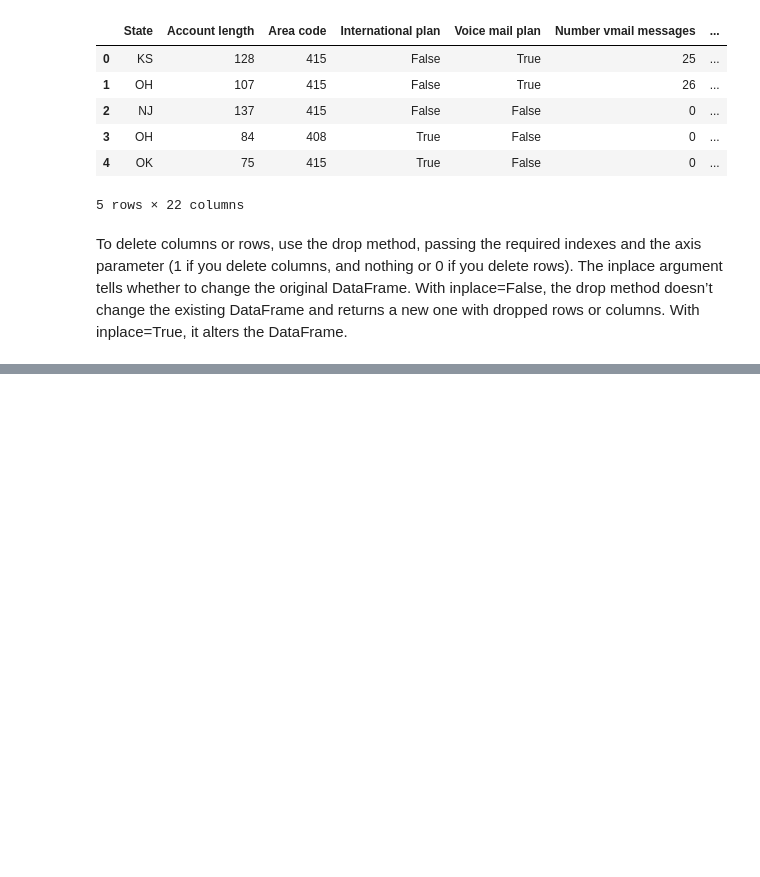
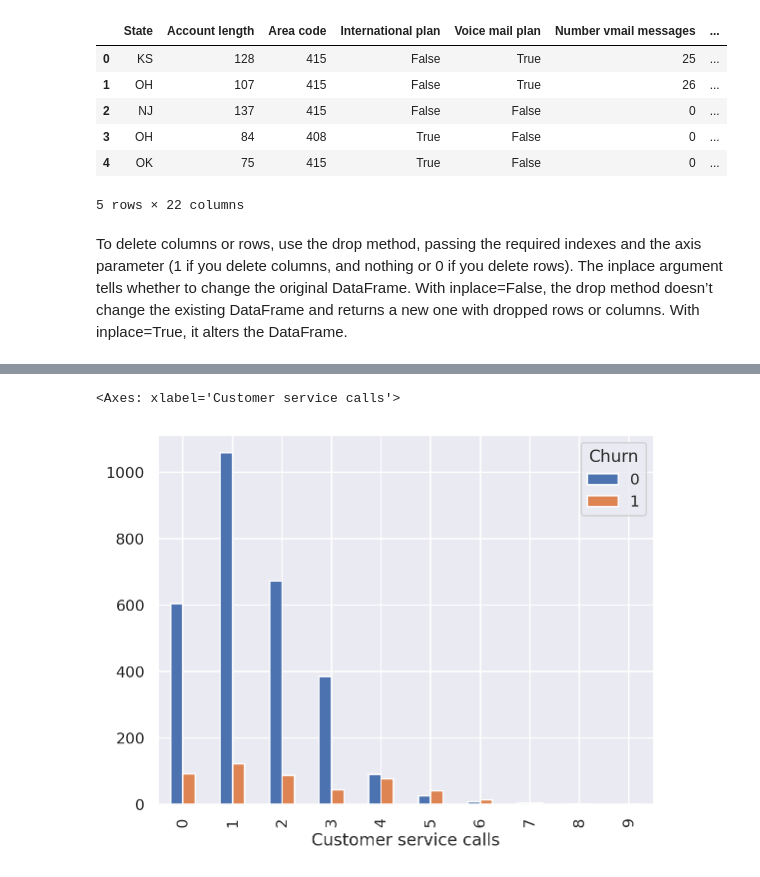
Before and after one commit to harmkenn/Python-Workbooks, a Jupyter notebook: mlcourse.ai/topic1.ipynb, the cells around one changed output, grey strips where cells are left out. Cells and saved outputs as stored; diff of their text form; code cells hidden in the pictures; blank space fills up the shorter version.

```diff
--- a/mlcourse.ai/topic1.ipynb
+++ b/mlcourse.ai/topic1.ipynb
@@ -392,0 +445,6 @@ To delete columns or rows, use the drop method, passing the required indexes and
+# %%
+pv = pd.crosstab(df["Customer service calls"],df["Churn"], margins=False)
+pv.plot(kind='bar', stacked=False)
+# %% [output]
+<Axes: xlabel='Customer service calls'>
+[figure, added]
```
Also changed, not shown: parts of 7 cells of this notebook.
